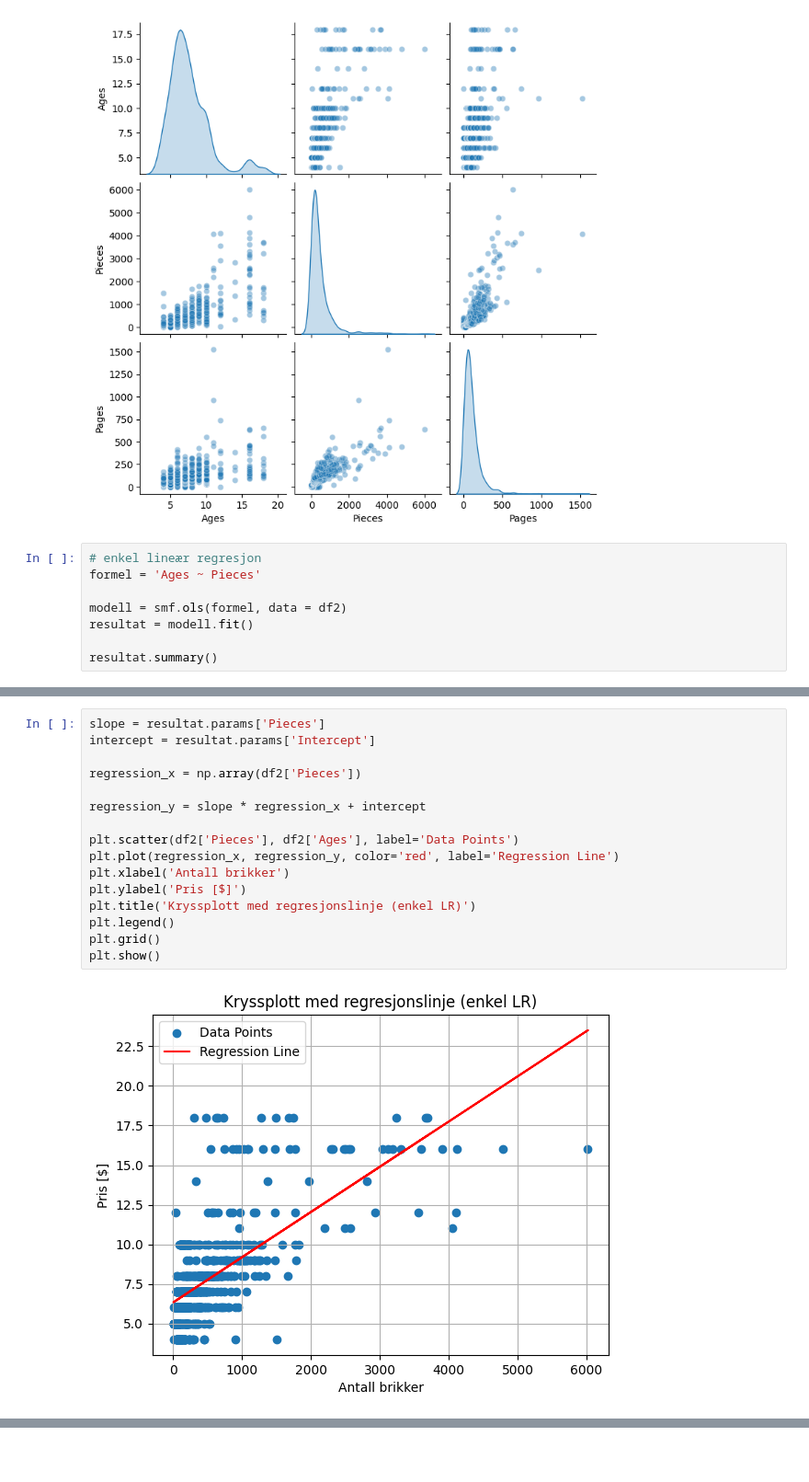
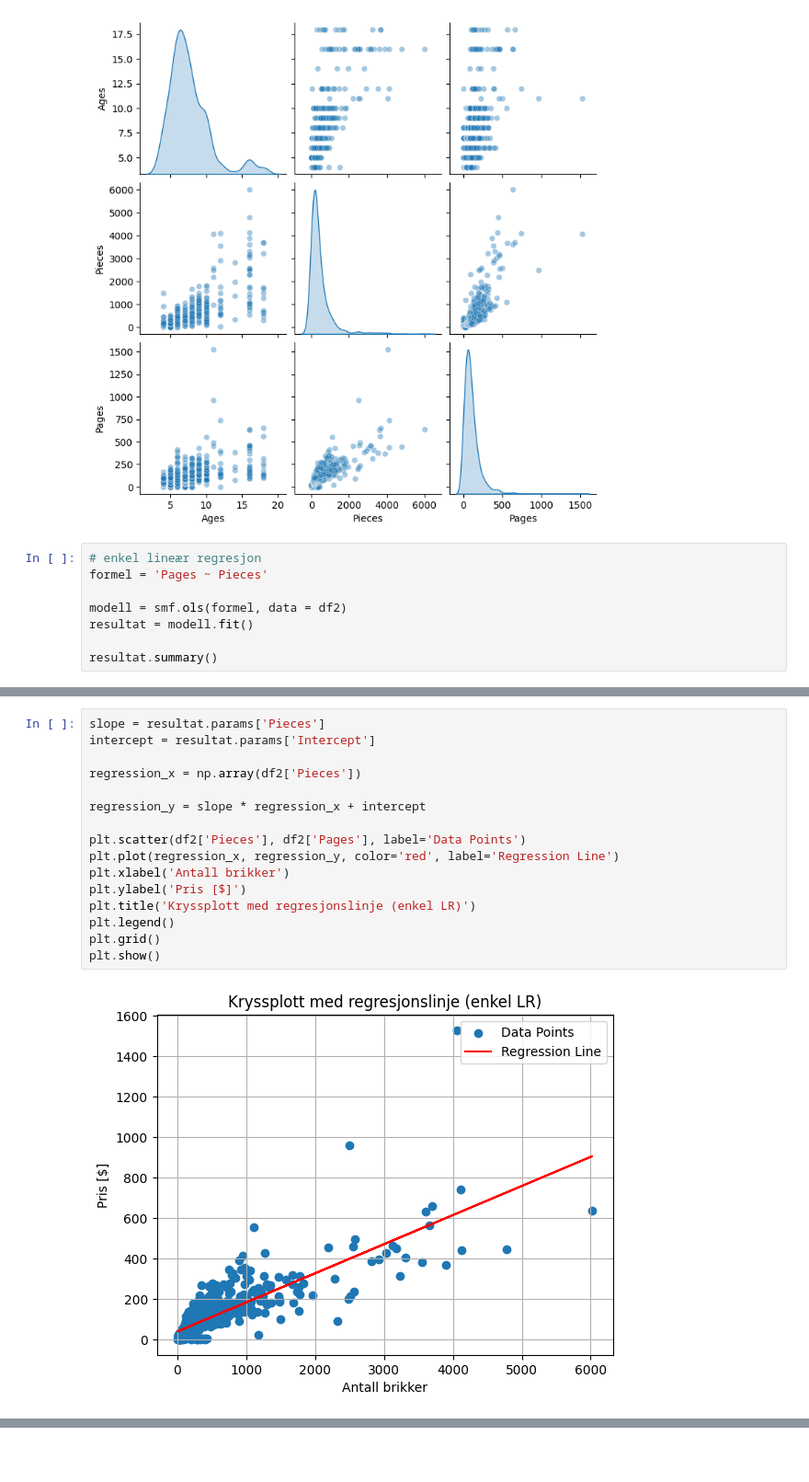
Before and after one commit to HMB-Solutions/ISTT1003-ProjectAssignment-02, a Jupyter notebook: oppg1.ipynb, the cells around one changed output, grey strips where cells are left out. Shown at 92% size. Cells and saved outputs as stored; diff of their text form.

```diff
--- a/oppg1.ipynb
+++ b/oppg1.ipynb
@@ -166,7 +154,7 @@ plt.show()
 [figure]
 # %%
 # enkel lineær regresjon
-formel = 'Ages ~ Pieces'
+formel = 'Pages ~ Pieces'
 
 modell = smf.ols(formel, data = df2)
 resultat = modell.fit()
@@ -195,21 +183,21 @@ Notes:
 # %%
 slope = resultat.params['Pieces']
 intercept = resultat.params['Intercept']
 
 regression_x = np.array(df2['Pieces'])
 
 regression_y = slope * regression_x + intercept
 
-plt.scatter(df2['Pieces'], df2['Ages'], label='Data Points')
+plt.scatter(df2['Pieces'], df2['Pages'], label='Data Points')
 plt.plot(regression_x, regression_y, color='red', label='Regression Line')
 plt.xlabel('Antall brikker')
 plt.ylabel('Pris [$]')
 plt.title('Kryssplott med regresjonslinje (enkel LR)')
 plt.legend()
 plt.grid()
 plt.show()
 # %% [output]
-[figure, old version]
+[figure, new version]
 # %%
 figure, axis = plt.subplots(1, 2, figsize = (15, 5))
 sns.scatterplot(x = resultat.fittedvalues, y = resultat.resid, ax = axis[0])
```
Also changed, not shown: parts of 12 cells of this notebook.
